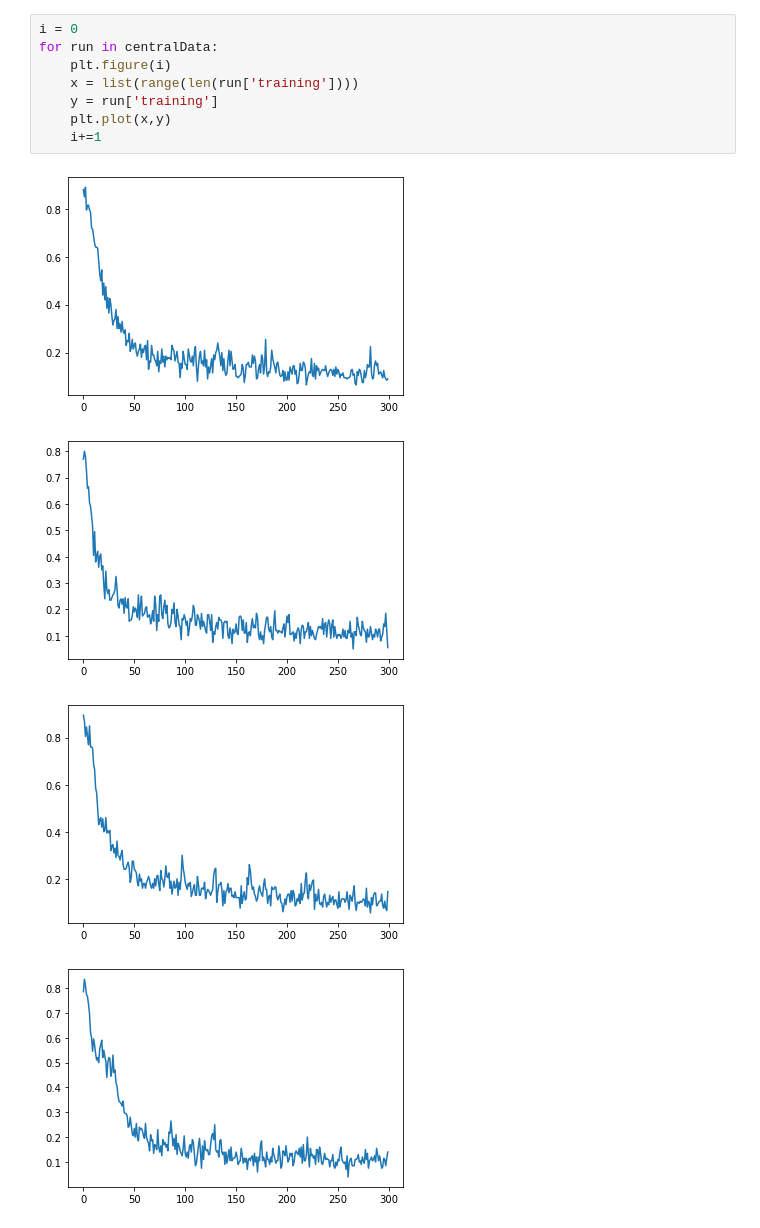
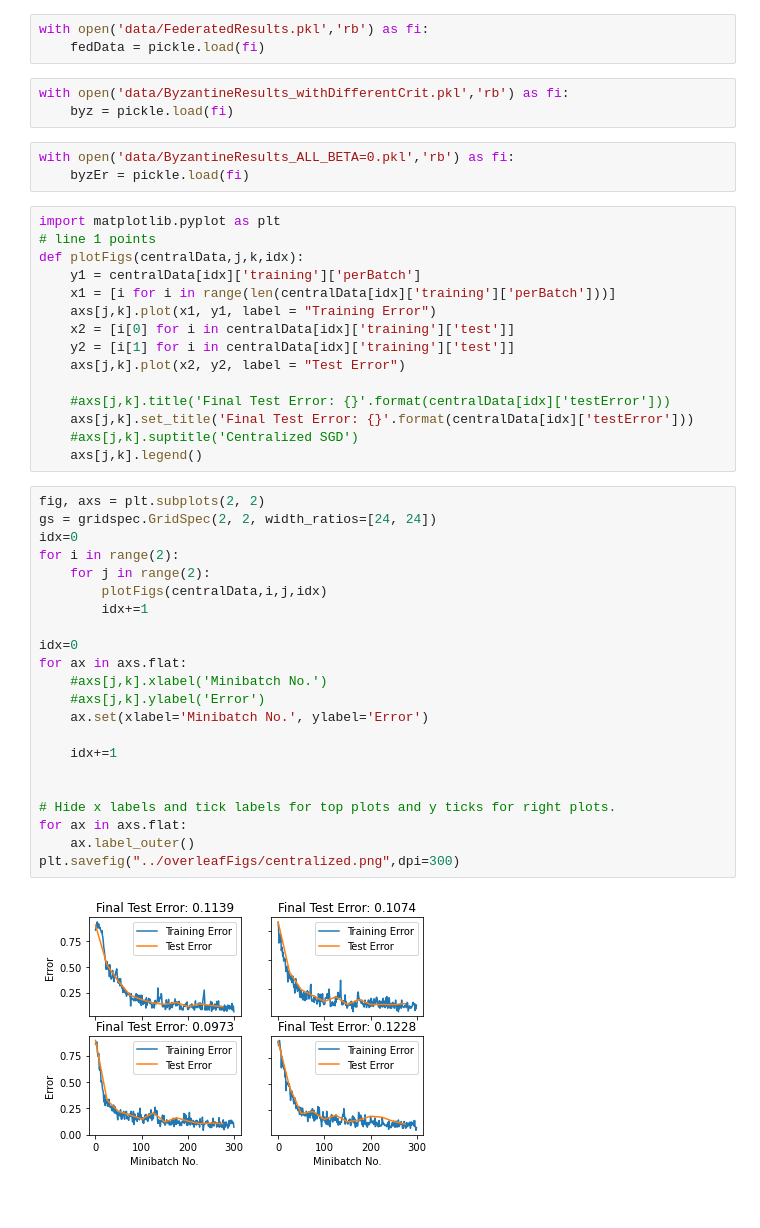
Before and after one commit to jakeypakey/Fed_Learn_Experiments, a Jupyter notebook: Graphing.ipynb, the cells around one changed output. Drawn from its saved outputs; the diff is of its cells as text; blank space fills up the shorter version.

```diff
--- a/Graphing.ipynb
+++ b/Graphing.ipynb
@@ -8,13 +13,48 @@ with open('data/CentralResults.pkl','rb') as fi:
-# %%
-i = 0
-for run in centralData:
-    plt.figure(i)
-    x = list(range(len(run['training'])))
-    y = run['training']
-    plt.plot(x,y)
-    i+=1
-# %% [output]
-[figure, removed]
-[figure, removed]
-[figure, removed]
-[figure, removed]
+# %%
+with open('data/FederatedResults.pkl','rb') as fi:
+    fedData = pickle.load(fi)
+# %%
+with open('data/ByzantineResults_withDifferentCrit.pkl','rb') as fi:
+    byz = pickle.load(fi)
+# %%
+with open('data/ByzantineResults_ALL_BETA=0.pkl','rb') as fi:
+    byzEr = pickle.load(fi)
+# %%
+import matplotlib.pyplot as plt
+# line 1 points
+def plotFigs(centralData,j,k,idx):
+    y1 = centralData[idx]['training']['perBatch']
+    x1 = [i for i in range(len(centralData[idx]['training']['perBatch']))]
+    axs[j,k].plot(x1, y1, label = "Training Error")
+    x2 = [i[0] for i in centralData[idx]['training']['test']]
+    y2 = [i[1] for i in centralData[idx]['training']['test']]
+    axs[j,k].plot(x2, y2, label = "Test Error")
+
+    #axs[j,k].title('Final Test Error: {}'.format(centralData[idx]['testError']))
+    axs[j,k].set_title('Final Test Error: {}'.format(centralData[idx]['testError']))
+    #axs[j,k].suptitle('Centralized SGD')
+    axs[j,k].legend()
+# %%
+fig, axs = plt.subplots(2, 2)
+gs = gridspec.GridSpec(2, 2, width_ratios=[24, 24])
+idx=0
+for i in range(2):
+    for j in range(2):
+        plotFigs(centralData,i,j,idx)
+        idx+=1
+
+idx=0
+for ax in axs.flat:
+    #axs[j,k].xlabel('Minibatch No.')
+    #axs[j,k].ylabel('Error')
+    ax.set(xlabel='Minibatch No.', ylabel='Error')
+
+    idx+=1
+
+
+# Hide x labels and tick labels for top plots and y ticks for right plots.
+for ax in axs.flat:
+    ax.label_outer()
+plt.savefig("../overleafFigs/centralized.png",dpi=300)
+# %% [output]
+[figure, added]
```
Also changed, not shown: parts of 11 cells of this notebook, 1 other file.
